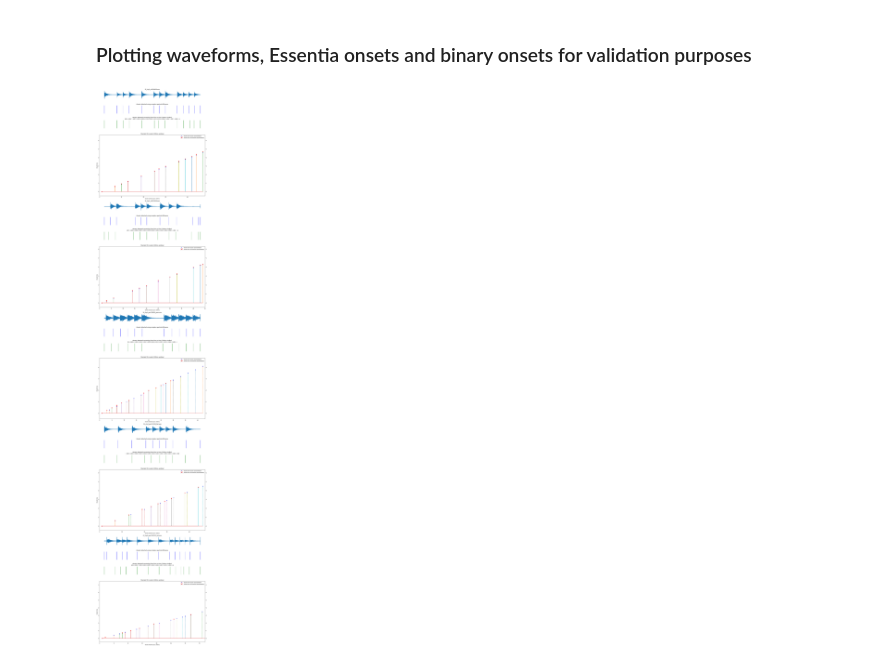
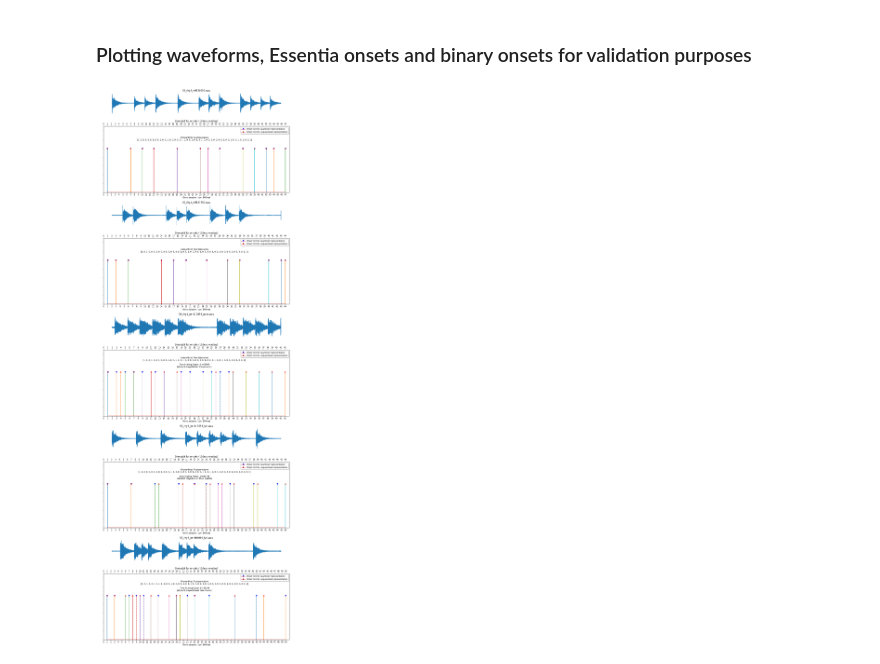
Before and after one commit to MTG/mast-rhythm-analysis, a Jupyter notebook: notebooks/PreProcessDataFromMASTDataset.ipynb, the cells around one changed output. Drawn from its saved outputs; the diff is of its cells as text; code cells hidden in the pictures.

Commit message:
fixing onset amplitude to zero and removing useless plots

```diff
--- a/notebooks/PreProcessDataFromMASTDataset.ipynb
+++ b/notebooks/PreProcessDataFromMASTDataset.ipynb
@@ -146,9 +146,10 @@ rescale_and_make_bins(os.path.join(DATA_FOLDER, 'Only Performances/MAST Onsets [
 # %%
 audio_samples = ['Only References/52_rhy2_ref120659.wav', 'Only References/55_rhy1_ref127859.wav',
                 'Only Performances/54_rhy1_per119859_pass.wav', 'Only Performances/53_rhy2_per115558_fail.wav',
-                'Only Performances/67_rhy2_per1393742_fail.wav']
+                'Only Performances/55_rhy2_per104060_fail.wav']
 
-# gets the audio index of an our auxiliar files (previously stored data)
+
+# gets the audio index
 def get_audio_index(file, performance_type):
     file_path = os.path.join(DATA_FOLDER, 'Only %ss' % performance_type.capitalize(), 'list%ss' % performance_type)
     with open(file_path, 'r') as list_files:
@@ -166,7 +167,7 @@ def get_info(file, performance_type, info_file_format):
 
 
 
-f, axarr = plt.subplots(len(audio_samples) * 4,1,figsize=(15, len(audio_samples)*15), gridspec_kw = {'height_ratios':len(audio_samples) *[1,1,1,7]})
+f, axarr = plt.subplots(len(audio_samples) * 2,1,figsize=(14, len(audio_samples)*8), gridspec_kw = {'height_ratios':len(audio_samples) *[1,3]})
 idx = 0
 
 for audio in audio_samples:
@@ -179,86 +180,72 @@ for audio in audio_samples:
     # filtering waveform to range from first to last onsets
     scaling_info = get_info(file_name, 'reference' if 'ref' in file_name else 'performance', 'MAST Onsets [{}s] [SCALING DATA]')
 
+    # using waveform data ranging from first to last onset
     # scaling_info[0] is the first onset. scaling_info[1] is the last one
     w = w[scaling_info[0] * SAMPLE_RATE : scaling_info[1] * SAMPLE_RATE]
 
     t=np.arange(len(w))
 
     axarr[idx].plot(t,w)
     axarr[idx].axis('off')
     axarr[idx].set_title(file_name);
 
-    essentia_onsets = get_info(file_name, 'reference' if 'ref' in file_name else 'performance', 'MAST Onsets [{}s]')
-    # scaling essentia onsets so the first onset is in moment 0
-    essentia_onsets = [x - essentia_onsets[0] for x in essentia_onsets]
-
+    ## Plotting stems from both quantized and unquantized onsets ###
     idx+=1
 
-    ## Plotting onsets computed by essentia ###
+    quantized_onsets = get_info(file_name, 'reference' if 'ref' in file_name else 'performance', 'MAST Onsets [{}s]')
 
-    axarr[idx].set_title('Onsets detected using complex spectral difference');
-    axarr[idx].axis('off')
-    axarr[idx].vlines(essentia_onsets, -1, 1, color='b')
+    # scaling quantized onsets so the first onset is in moment 0
+    quantized_onsets = [x - scaling_info[0] for x in quantized_onsets]
 
-    ## Plotting onsets reconverted from bins
-    onset_bins = get_info(file_name, 'reference' if 'ref' in file_name else 'performance', 'MAST Onsets [{}s] [BINS]')
+    unquantized_onsets = get_info(file_name, 'reference' if 'ref' in file_name else 'performance', 'MAST Onsets [{}s] [BINS]')
 
-    # Converting from bins to time according to window size (100ms)
-    bins_to_onsets = []
-    for i in range(len(onset_bins)):
-        # if there's a beat on that window
-        if onset_bins[i]:
-            bins_to_onsets.append(i * ONSET_WINDOW_SIZE)
+    # Calculating unquantized stems/windows/boundaries
+    # e.g a 1 in a index #9 (zero indexed) means a beat in the window #10
+    # (boundaries: 0,9s - 1s). window size is 100ms
+    unquantized_stems = []
+    for i in range(len(unquantized_onsets)):
+        if unquantized_onsets[i]:
+            unquantized_stems.append(i+1)
 
-    idx+=1
-
-    axarr[idx].set_title('Onsets detected converting from bins to time (100ms window)\n%s' % " ".join(str(int(i)) for i in onset_bins));
-    axarr[idx].axis('off')
-    axarr[idx].vlines(bins_to_onsets, -1, 1, color='g')
-
-    idx+=1
-
-    ## Plotting stems from both essentia and bins onsets ###
-
-    bins_stems = []
-
-    # converting from onset bins to bins boundaries
-    # (e.g) a 1 in a index #10 means a beat in the window #10
-    # (boundaries: 0,9s - 1s). window size is 100ms
-    for i in range(len(onset_bins)):
-        if onset_bins[i]:
-            bins_stems.append((onset_bins[i] * (i+1)))
+    # Calculating quantized stems/windows/boundaries
+    # e.g an onset in moment 0.95s means  beat with boundaries [0,9s - 1s] which
+    # translates to window/stem 10
+    quantized_stems = [int(quantized_onset / ONSET_WINDOW_SIZE) + 1 for quantized_onset in quantized_onsets]
 
     axarr[idx].set_title('Stemplot for onsets (100ms window)')
-    axarr[idx].set_xlim([0,len(onset_bins) + 1])
-    # setting y limit with some extra buffer (time is scaled for performances)
-    axarr[idx].set_ylim([-0.5,scaling_info[2] + 2])
     axarr[idx].set_xlabel("Onset window (size: 100ms)")
-    axarr[idx].set_ylabel("Onset time")
-    # Plotting bins stems
-    plot_one = axarr[idx].stem(bins_stems, bins_to_onsets, '--', markerfmt='b^',label='Onset mark for bin representation')
+    axarr[idx].set_xticks(range(max(max(quantized_stems), max(unquantized_stems)) + 1))
+    axarr[idx].set_ylim(0, 1.5)
+    axarr[idx].set_xlim(0, max(max(quantized_stems), max(unquantized_stems)) + 1)
+    axarr[idx].set_yticklabels([])
 
-    # Plotting essentia stems (overlapped)
-    # (e.g ) an onset in moment 0.95s means
-    # a beat with boundaries [0,9s - 1s] which
-    # translates to window/stem 10
-    essentia_stems = [int(essentia_onset / ONSET_WINDOW_SIZE) + 1 for essentia_onset in essentia_onsets]
+    unquantized_info = 'Unquantized Representation\n%s' % str([int(x) for x in unquantized_onsets])
+    if 'per' in file_name:
+        unquantized_info += '\n\nTime Scaling Factor: %f' % float(scaling_info[3])
+        performance_speed = 'slower' if float(scaling_info[3]) > 0 else 'faster'
+        unquantized_info += '\n(student played %s than master)' % performance_speed
 
+    axarr[idx].text(max(max(quantized_stems), max(unquantized_stems))/2, 1.22, unquantized_info, horizontalalignment='center', verticalalignment='center')
 
-    overlapped = axarr[idx].twinx()
-    overlapped.set_xlim([0,len(onset_bins) + 1])
-    # setting y limit with some extra buffer (time is scaled for performances)
-    overlapped.set_ylim([-0.5,scaling_info[2] + 2])
+    # Plotting quantized stems
+    plot_one = axarr[idx].stem(quantized_stems, len(quantized_stems) * [1], linefmt='--', markerfmt='bo',label='Onset tick for quantized representation')
 
-    plot_two = overlapped.stem(essentia_stems, essentia_onsets, '-',markerfmt='ro',label='Onset mark for Essentia representation')
+    overlapped = axarr[idx].twiny()
+    overlapped.set_xticks(range(max(max(quantized_stems), max(unquantized_stems)) + 1))
+    overlapped.set_ylim(0, 1.5)
+    overlapped.set_xlim(0, max(max(quantized_stems), max(unquantized_stems)) + 1)
+    overlapped.set_yticklabels([])
+
+    plot_two = overlapped.stem(unquantized_stems, len(unquantized_stems) * [1], linefmt='-',markerfmt='r^',label='Onset tick for unquantized representation')
 
     # added these three lines
     plots = [plot_one, plot_two]
     labs = [plot.get_label() for plot in plots]
-    axarr[idx].legend(plots, labs, loc=0)
+    axarr[idx].legend(plots, labs, loc=0, shadow=True, numpoints=1)
 
     idx+=1
 
 f.tight_layout()
 # %% [output]
-[figure, old version]
+[figure, new version]
```
